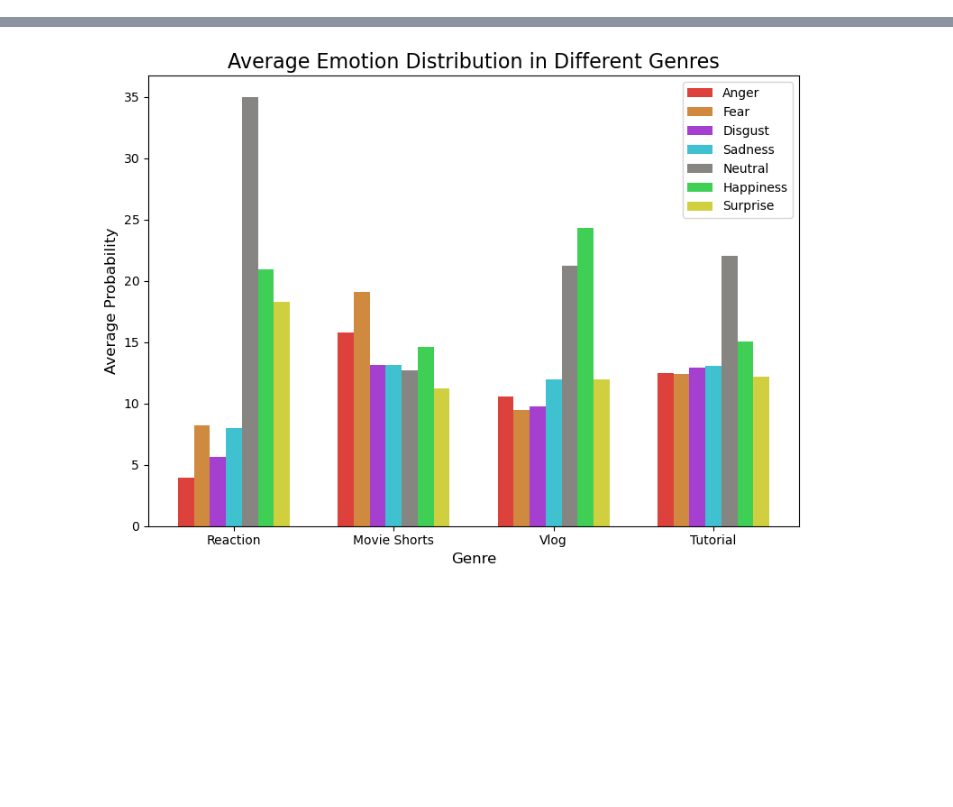
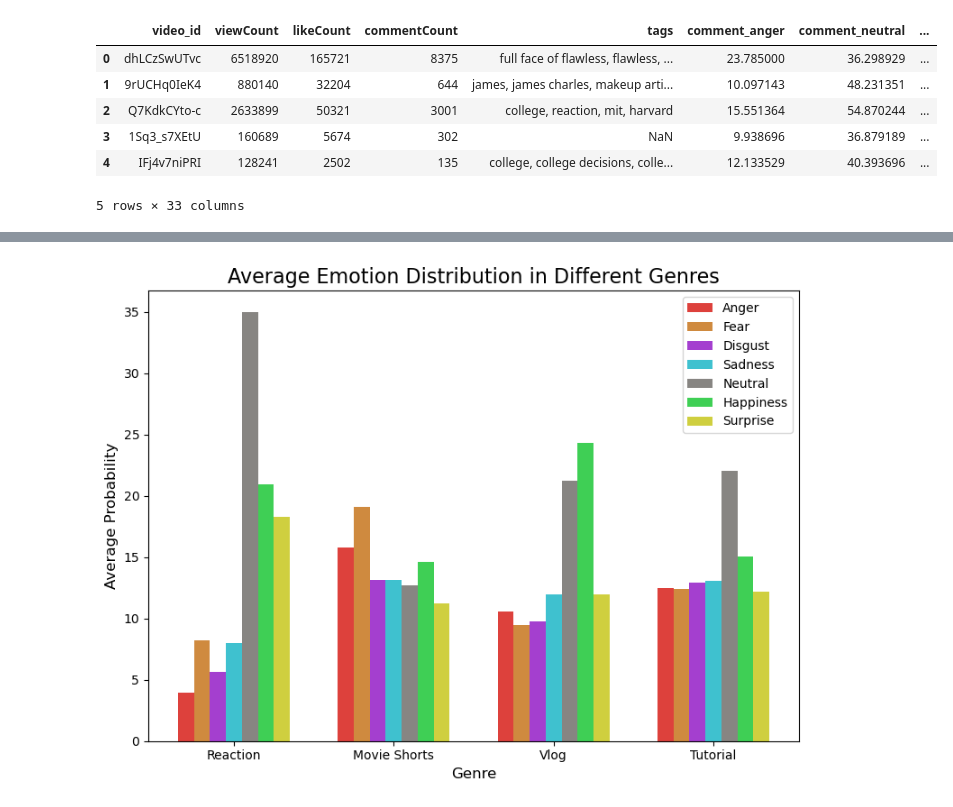
Before and after one commit to tohoilam/YouTube-Video-Emotion-Analysis, a Jupyter notebook: DataAnalysis/genre_emotion.ipynb, the cells around one changed output, grey strips where cells are left out. Saved outputs shown, nothing was run; the diff lists cells and outputs as text; code cells hidden in the pictures; blank space fills up the shorter version.

Commit message:
Final Merge of Project

```diff
--- a/EmotionModels/genre_emotion.ipynb
+++ b/DataAnalysis/genre_emotion.ipynb
@@ -39,0 +7,12 @@ time_emotion = {
+# %%
+# Load .csv file into a pandas DataFrame
+youtube_content_df = pd.read_csv('youtube_merged_data.csv')
+youtube_content_df.head()
+# %% [output]
+|  | video_id | viewCount | likeCount | commentCount | tags | comment_anger | comment_neutral | ... |
+| 0 | dhLCzSwUTvc | 6518920 | 165721 | 8375 | full face of flawless, flawless, ... | 23.785000 | 36.298929 | ... |
+| 1 | 9rUCHq0IeK4 | 880140 | 32204 | 644 | james, james charles, makeup arti... | 10.097143 | 48.231351 | ... |
+| 2 | Q7KdkCYto-c | 2633899 | 50321 | 3001 | college, reaction, mit, harvard | 15.551364 | 54.870244 | ... |
+| 3 | 1Sq3_s7XEtU | 160689 | 5674 | 302 | NaN | 9.938696 | 36.879189 | ... |
+| 4 | IFj4v7niPRI | 128241 | 2502 | 135 | college, college decisions, colle... | 12.133529 | 40.393696 | ... |
+5 rows × 33 columns
```
Also changed, not shown: parts of 13 cells of this notebook, 26 other files.
